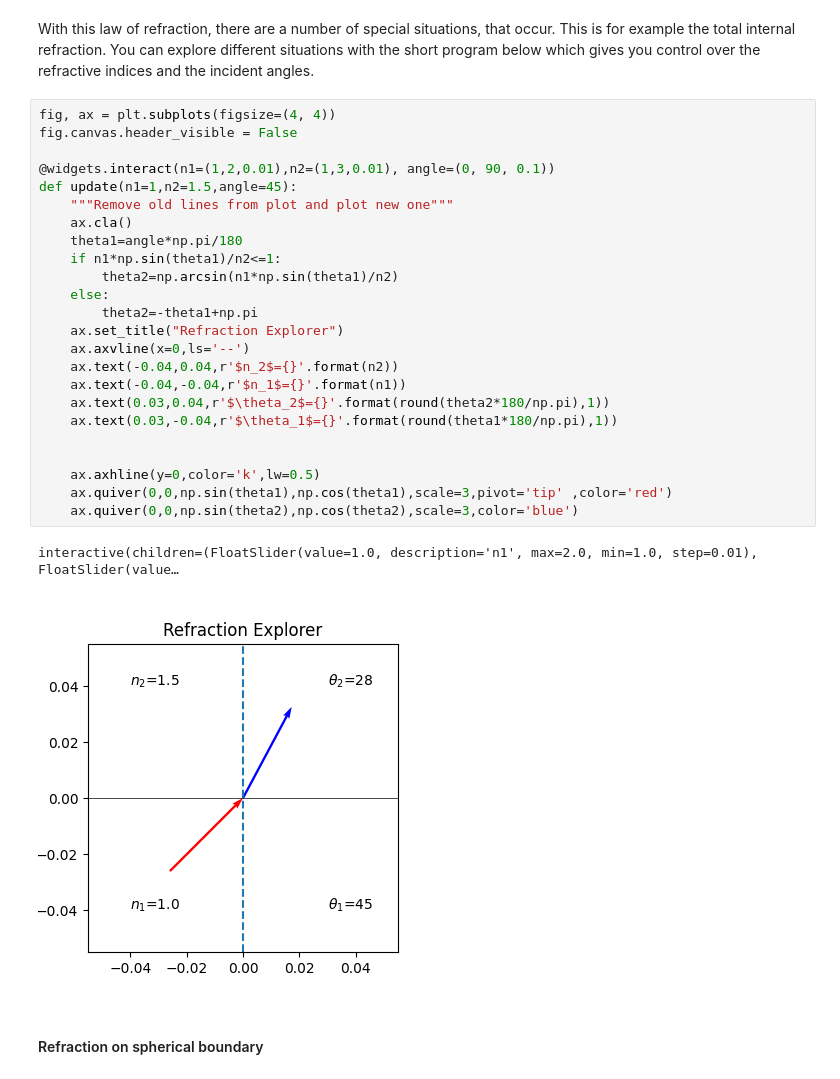
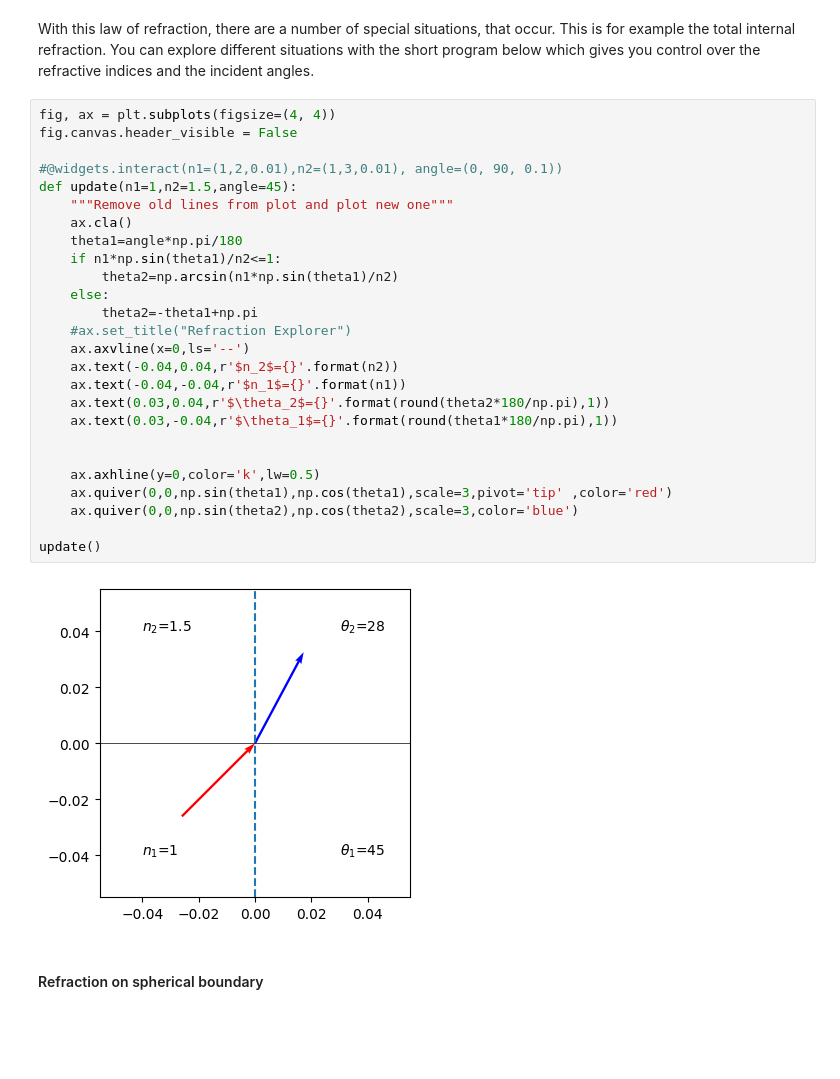
Before and after one commit to fcichos/Photonics1, a Jupyter notebook: source/notebooks/L1/1_ray_optics.ipynb, the cells around one changed output. Drawn from its saved outputs; the diff is of its cells as text; blank space fills up the shorter version.

```diff
--- a/source/notebooks/L1/1_ray_optics.ipynb
+++ b/source/notebooks/L1/1_ray_optics.ipynb
@@ -49,30 +49,31 @@ With this law of refraction, there are a number of special situations, that occu
 # %%
 fig, ax = plt.subplots(figsize=(4, 4))
 fig.canvas.header_visible = False
 
-@widgets.interact(n1=(1,2,0.01),n2=(1,3,0.01), angle=(0, 90, 0.1))
+#@widgets.interact(n1=(1,2,0.01),n2=(1,3,0.01), angle=(0, 90, 0.1))
 def update(n1=1,n2=1.5,angle=45):
     """Remove old lines from plot and plot new one"""
     ax.cla()
     theta1=angle*np.pi/180
     if n1*np.sin(theta1)/n2<=1:
         theta2=np.arcsin(n1*np.sin(theta1)/n2)
     else:
         theta2=-theta1+np.pi
-    ax.set_title("Refraction Explorer")
+    #ax.set_title("Refraction Explorer")
     ax.axvline(x=0,ls='--')
     ax.text(-0.04,0.04,r'$n_2$={}'.format(n2))
     ax.text(-0.04,-0.04,r'$n_1$={}'.format(n1))
     ax.text(0.03,0.04,r'$\theta_2$={}'.format(round(theta2*180/np.pi),1))
     ax.text(0.03,-0.04,r'$\theta_1$={}'.format(round(theta1*180/np.pi),1))
 
 
     ax.axhline(y=0,color='k',lw=0.5)
     ax.quiver(0,0,np.sin(theta1),np.cos(theta1),scale=3,pivot='tip' ,color='red')
     ax.quiver(0,0,np.sin(theta2),np.cos(theta2),scale=3,color='blue')
+
+update()
 # %% [output]
-interactive(children=(FloatSlider(value=1.0, description='n1', max=2.0, min=1.0, step=0.01), FloatSlider(value…
-[figure, old version]
+[figure, new version]
 # %% [markdown]
 #### Refraction on spherical boundary
 # %% [markdown]
```
Also changed, not shown: parts of 7 cells of this notebook, 23 other files.
